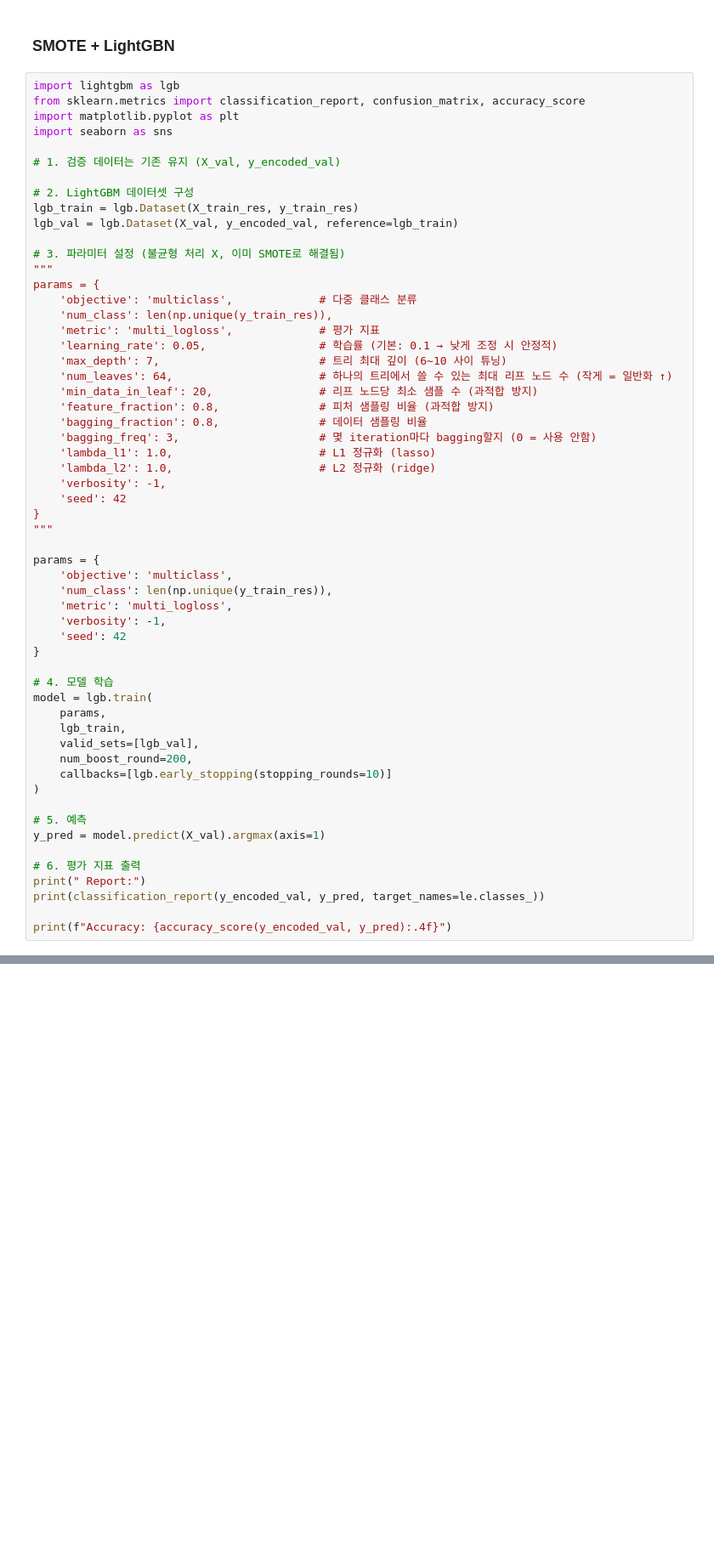
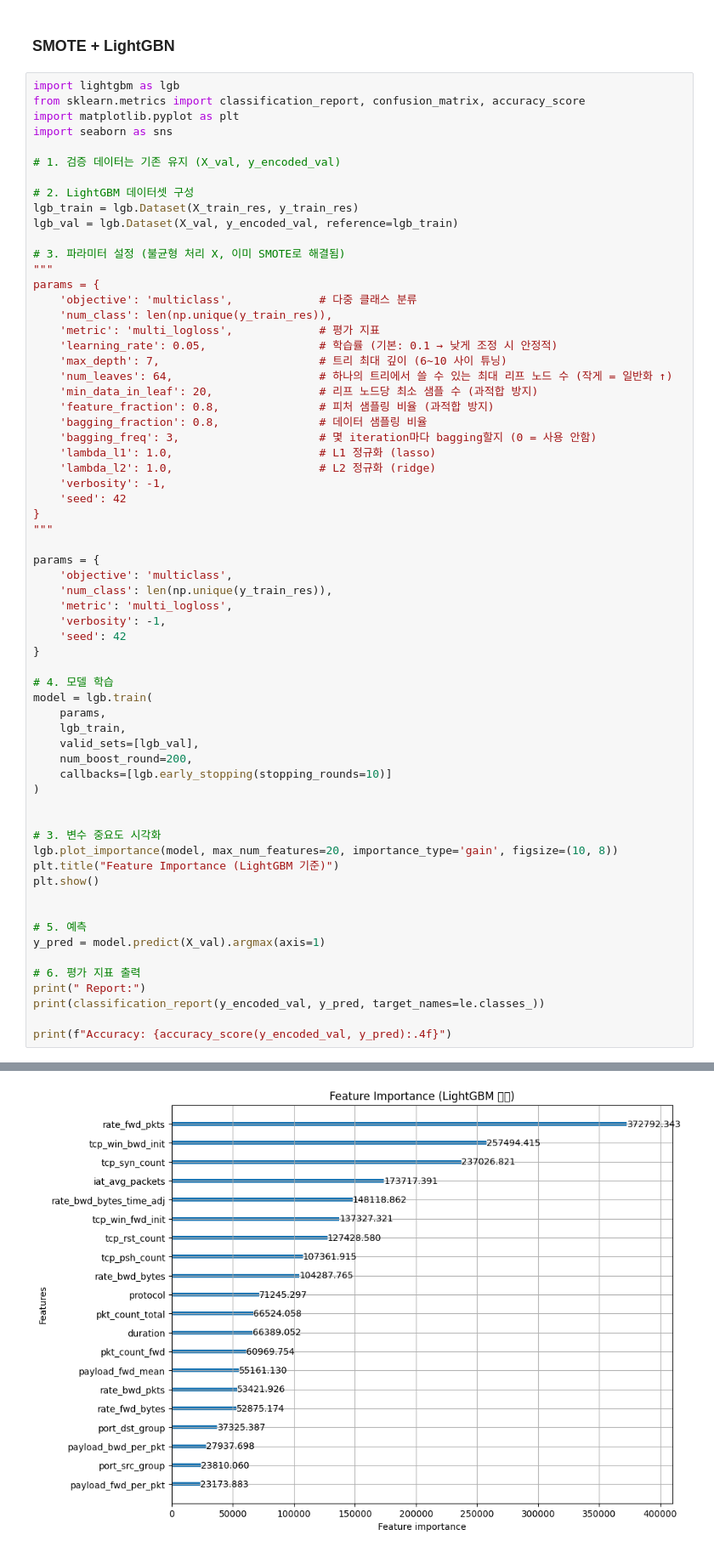
Before and after one commit to oh-seok-ju/DACON, a Jupyter notebook: 데이콘_해킹분석1차.ipynb, the cells around one changed output, grey strips where cells are left out. Shown at 85% size. Cells and saved outputs as stored; diff of their text form; blank space fills up the shorter version.

```diff
--- a/데이콘_해킹분석1차.ipynb
+++ b/데이콘_해킹분석1차.ipynb
@@ -889,6 +889,13 @@ model = lgb.train(
     callbacks=[lgb.early_stopping(stopping_rounds=10)]
 )
 
+
+# 3. 변수 중요도 시각화
+lgb.plot_importance(model, max_num_features=20, importance_type='gain', figsize=(10, 8))
+plt.title("Feature Importance (LightGBM 기준)")
+plt.show()
+
+
 # 5. 예측
 y_pred = model.predict(X_val).argmax(axis=1)
 
@@ -917,0 +911 @@ Accuracy: 0.9771
+[figure, added]
```
Also changed, not shown: parts of 29 cells of this notebook.
